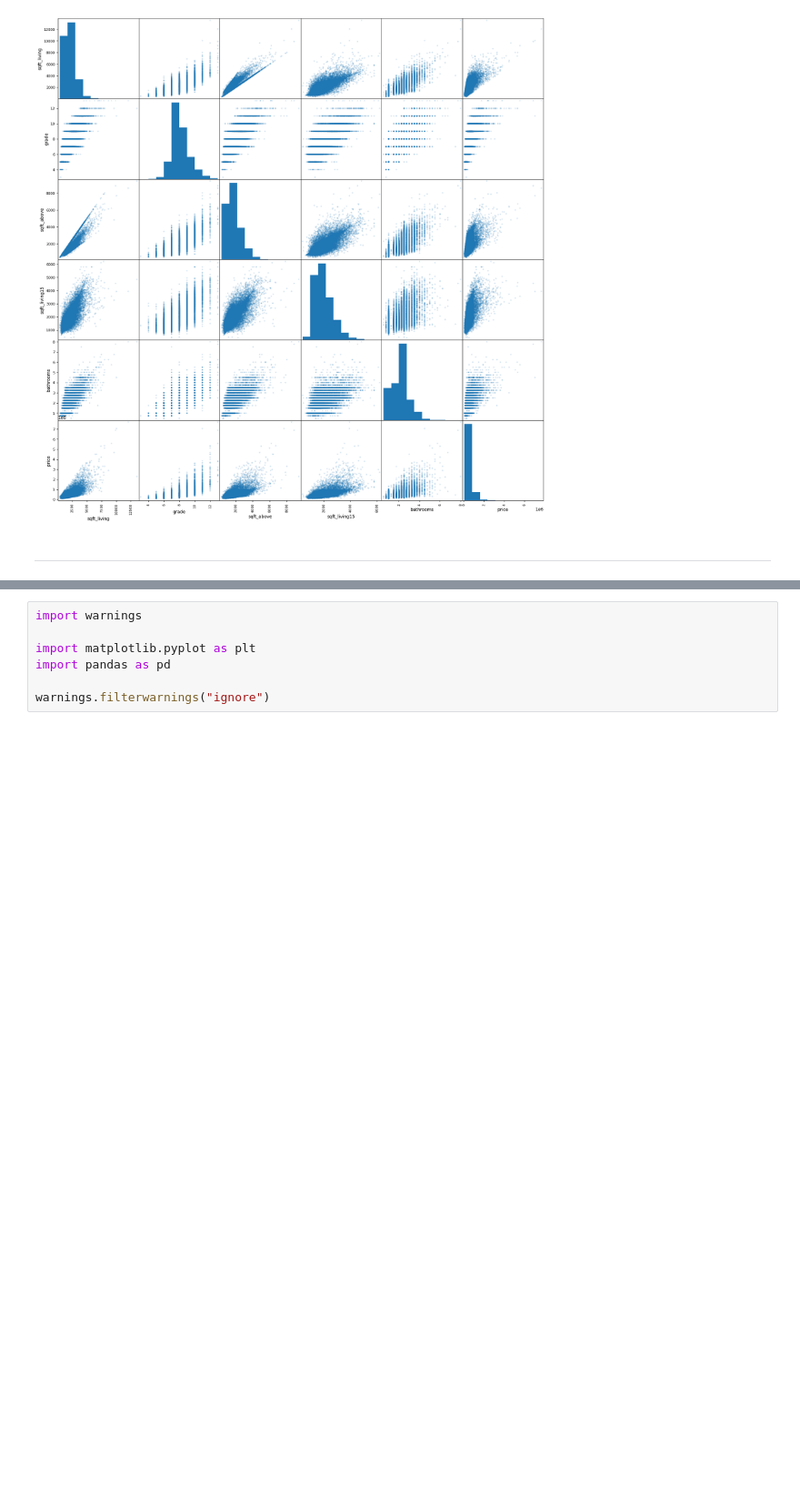
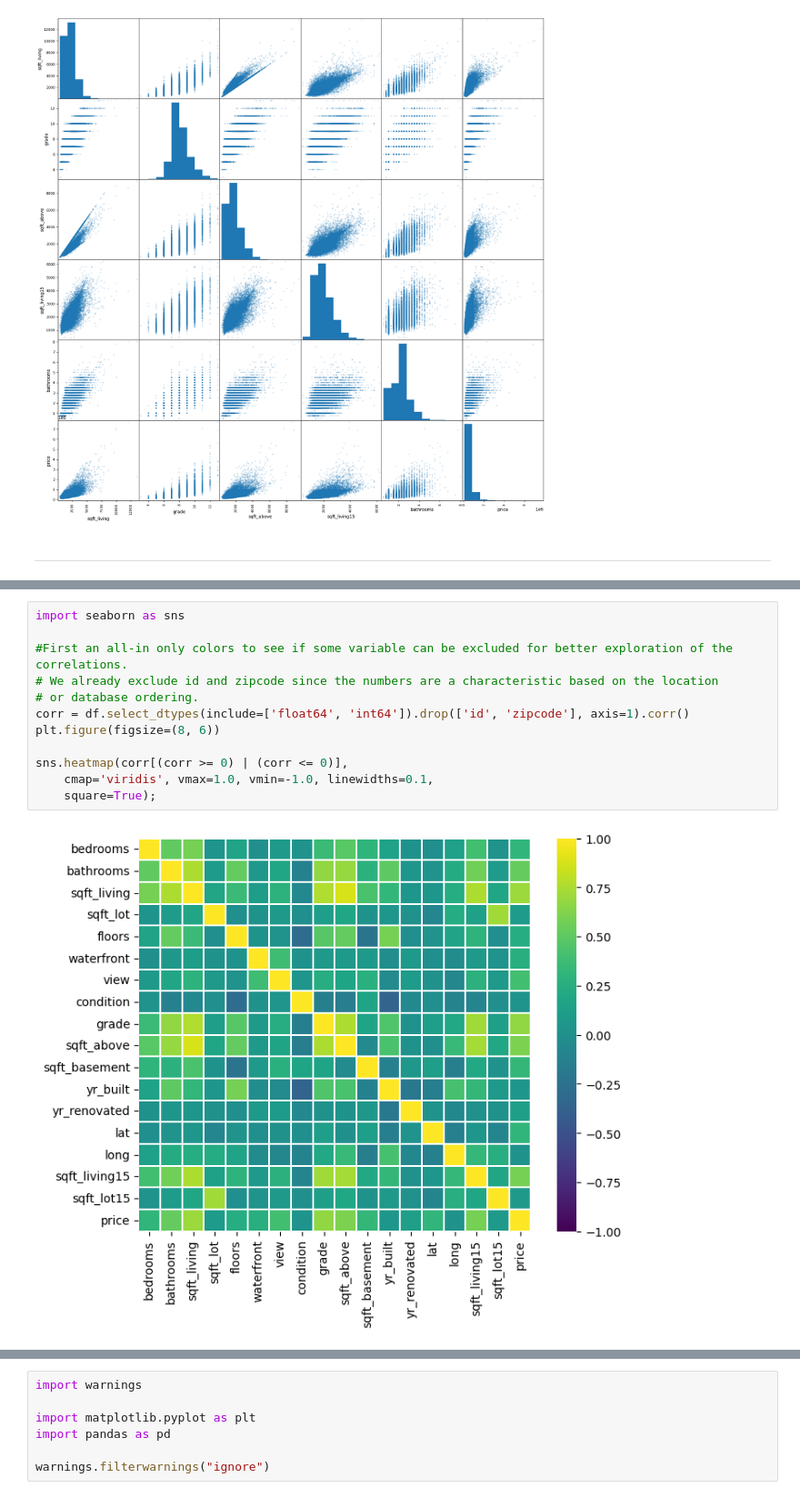
Before and after one commit to AlexDeWilde/ds-eda-project-template, a Jupyter notebook: 00_Final-Notebook.ipynb, the cells around one changed output, grey strips where cells are left out. Shown at 91% size. Saved outputs shown, nothing was run; the diff lists cells and outputs as text; blank space fills up the shorter version.

```diff
--- a/00_Final-Notebook.ipynb
+++ b/00_Final-Notebook.ipynb
@@ -173,0 +186,14 @@ plt.show()
+# %%
+import seaborn as sns
+
+#First an all-in only colors to see if some variable can be excluded for better exploration of the correlations.
+# We already exclude id and zipcode since the numbers are a characteristic based on the location
+# or database ordering.
+corr = df.select_dtypes(include=['float64', 'int64']).drop(['id', 'zipcode'], axis=1).corr()
+plt.figure(figsize=(8, 6))
+
+sns.heatmap(corr[(corr >= 0) | (corr <= 0)],
+    cmap='viridis', vmax=1.0, vmin=-1.0, linewidths=0.1,
+    square=True);
+# %% [output]
+[figure, added]
```
Also changed, not shown: parts of 52 cells of this notebook.
